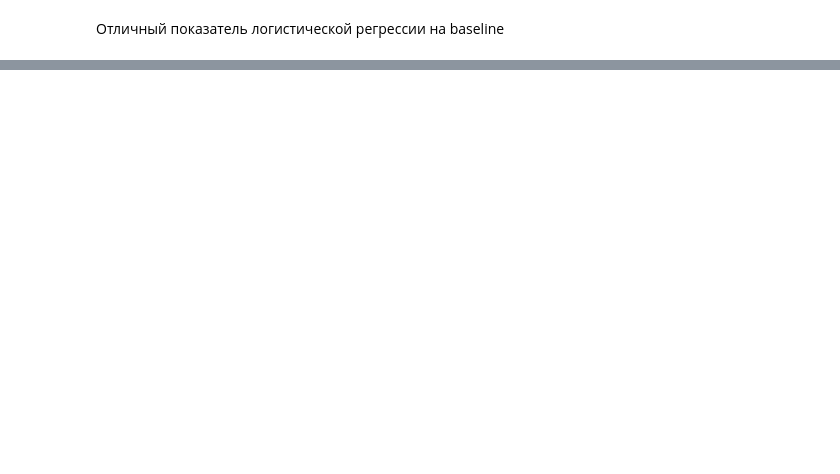
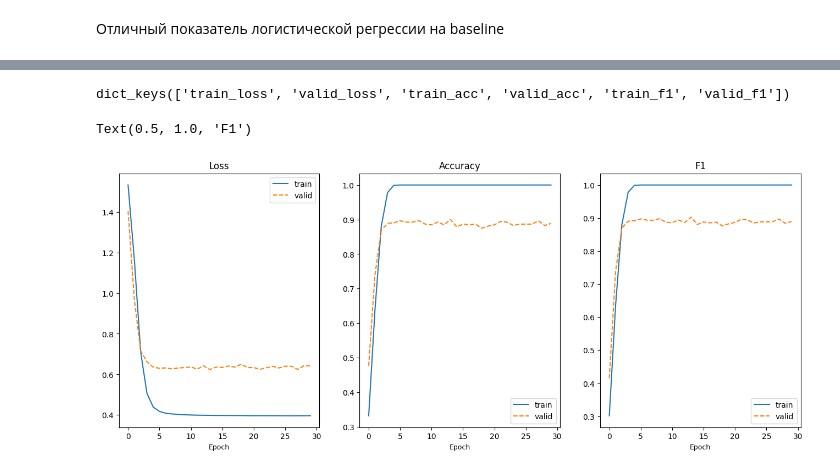
Before and after one commit to GitArkad/nlp_lora, a Jupyter notebook: clf_tg_news.ipynb, the cells around one changed output, grey strips where cells are left out. Saved outputs shown, nothing was run; the diff lists cells and outputs as text; code cells hidden in the pictures; blank space fills up the shorter version.

Commit message:
correct lstm

```diff
--- a/clf_tg_news.ipynb
+++ b/clf_tg_news.ipynb
@@ -299,0 +1205,9 @@ plt.show()
+# %%
+net_config.epochs = 30
+net_config.hidden_size = 128 # если было 64
+net_config.embedding_dim = 1024 # если было 128
+net_config.bidirectional=True
+net_config.use_mlflow=False
+# %%
+model_lstm = LSTMClassifierO(net_config)
+tu.get_model_summary(model_lstm, sample_x)
@@ -299,0 +1244,10 @@ plt.show()
+# %%
+from torchmetrics.classification import MulticlassAccuracy, MulticlassF1Score
+import torch.nn as nn
+
+# Создаем метрики
+acc_fn = MulticlassAccuracy(num_classes=5, average='micro').to(net_config.device)
+f1_fn = MulticlassF1Score(num_classes=5, average='macro').to(net_config.device)
+
+# Объединяем их в словарь для удобства передачи
+metrics_dict = {'acc': acc_fn, 'f1': f1_fn}
@@ -299,0 +1296,31 @@ plt.show()
+# %%
+result_all['lstm_valid'] = history
+# %%
+history.keys()
+# %% [output]
+dict_keys(['train_loss', 'valid_loss', 'train_acc', 'valid_acc', 'train_f1', 'valid_f1'])
+# %%
+fig = plt.figure(figsize=(16, 6))
+ax1 = plt.subplot2grid((1,3), (0,0))
+ax1.plot(result_all['lstm_valid']['train_loss'], label='train')
+ax1.plot(result_all['lstm_valid']['valid_loss'], linestyle='--', label='valid')
+ax1.set_xlabel('Epoch', fontsize=9)
+ax1.legend()
+ax1.set_title(f'Loss')
+
+ax1 = plt.subplot2grid((1,3), (0,1))
+ax1.plot(result_all['lstm_valid']['train_acc'], label='train')
+ax1.plot(result_all['lstm_valid']['valid_acc'], linestyle='--', label='valid')
+ax1.set_xlabel('Epoch', fontsize=9)
+ax1.legend()
+ax1.set_title(f'Accuracy')
+
+ax1 = plt.subplot2grid((1,3), (0,2))
+ax1.plot(result_all['lstm_valid']['train_f1'], label='train')
+ax1.plot(result_all['lstm_valid']['valid_f1'], linestyle='--', label='valid')
+ax1.set_xlabel('Epoch', fontsize=9)
+ax1.legend()
+ax1.set_title(f'F1')
+# %% [output]
+Text(0.5, 1.0, 'F1')
+[figure, added]
```
Also changed, not shown: parts of 68 cells of this notebook.
